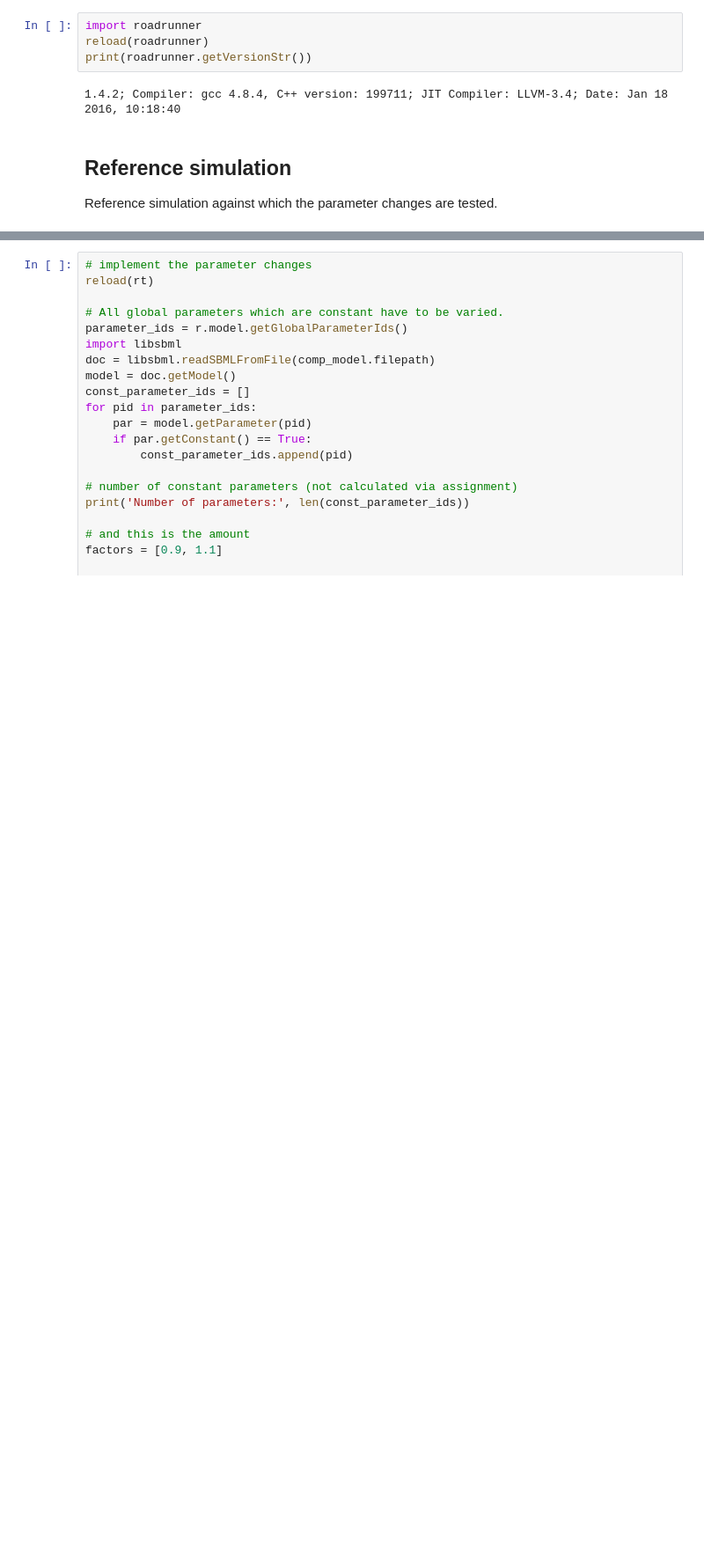
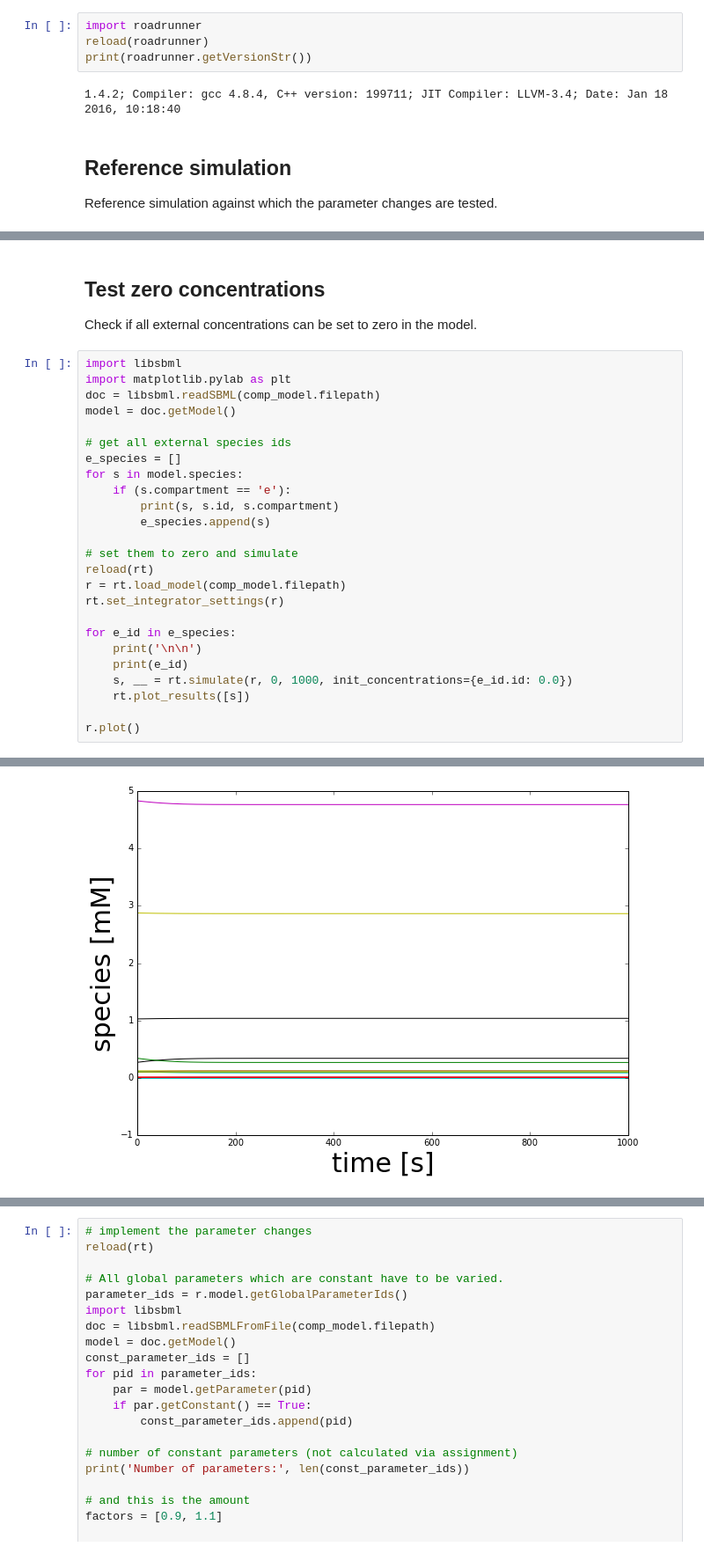
Before and after one commit to jingyayeah/multiscale-galactose, a Jupyter notebook: python/multiscalepy/multiscale/examples/notebook/galactose_parameter_sensitivity.ipynb, the cells around one changed output, grey strips where cells are left out. Shown at 88% size. Cells and saved outputs as stored; diff of their text form; blank space fills up the shorter version.

```diff
--- a/python/multiscalepy/multiscale/examples/notebook/galactose_parameter_sensitivity.ipynb
+++ b/python/multiscalepy/multiscale/examples/notebook/galactose_parameter_sensitivity.ipynb
@@ -132,0 +123,29 @@ r.model.getNumGlobalParameters()
+# %% [markdown]
+## Test zero concentrations
+Check if all external concentrations can be set to zero in the model.
+# %%
+import libsbml
+import matplotlib.pylab as plt
+doc = libsbml.readSBML(comp_model.filepath)
+model = doc.getModel()
+
+# get all external species ids
+e_species = []
+for s in model.species:
+    if (s.compartment == 'e'):
+        print(s, s.id, s.compartment)
+        e_species.append(s)
+
+# set them to zero and simulate
+reload(rt)
+r = rt.load_model(comp_model.filepath)
+rt.set_integrator_settings(r)
+
+for e_id in e_species:
+    print('\n\n')
+    print(e_id)
+    s, __ = rt.simulate(r, 0, 1000, init_concentrations={e_id.id: 0.0})
+    rt.plot_results([s])
+
+r.plot()
+# %% [output]
@@ -132,0 +172 @@ r.model.getNumGlobalParameters()
+[figure, added]
```
Also changed, not shown: parts of 9 cells of this notebook, 10 other files.
